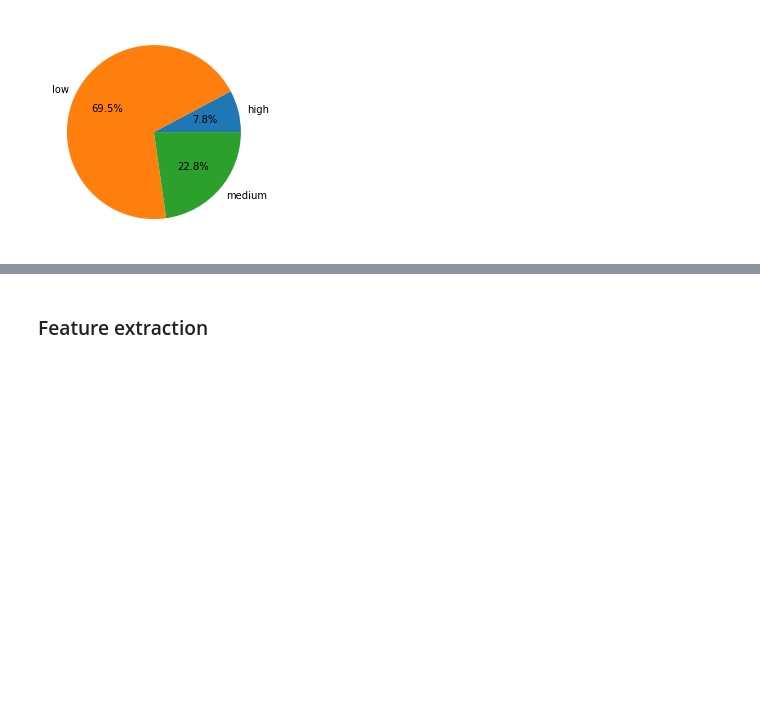
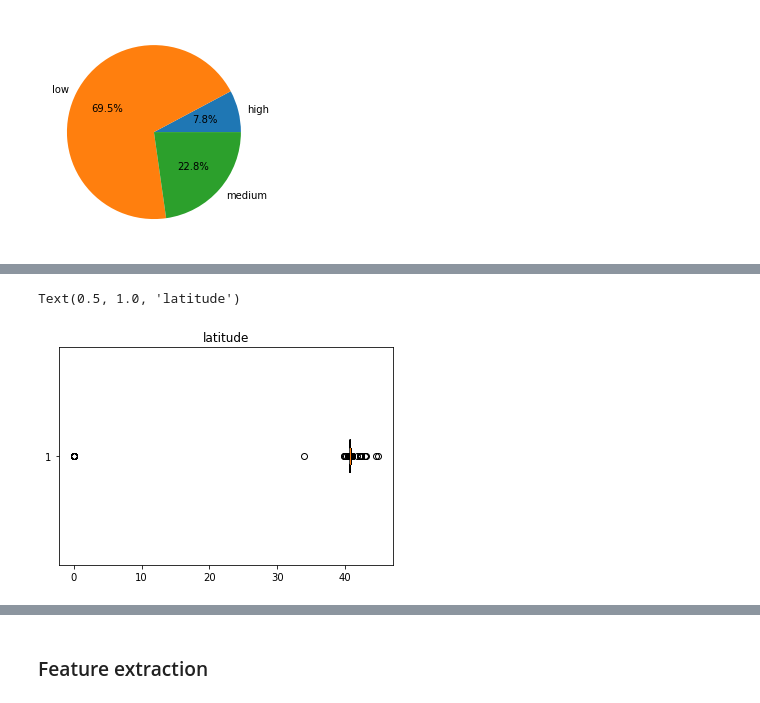
Before and after one commit to DekaiLin/cmpt459project, a Jupyter notebook: Milestone1/milestone1.ipynb, the cells around one changed output, grey strips where cells are left out. Drawn from its saved outputs; the diff is of its cells as text; code cells hidden in the pictures; blank space fills up the shorter version.

```diff
--- a/Milestone1/milestone1.ipynb
+++ b/Milestone1/milestone1.ipynb
@@ -107,0 +163,8 @@ plt.pie(level,autopct='%1.1f%%',labels = ['high','low','medium'])
+# %%
+lat_col = t['latitude']
+plt.boxplot(lat_col, notch=True, vert=False)
+plt.title('latitude')
+# num_outliers['latitude'] = len(t[t['latitude'] <= 35])
+# %% [output]
+Text(0.5, 1.0, 'latitude')
+[figure, added]
```
Also changed, not shown: parts of 16 cells of this notebook, 1 other file.
